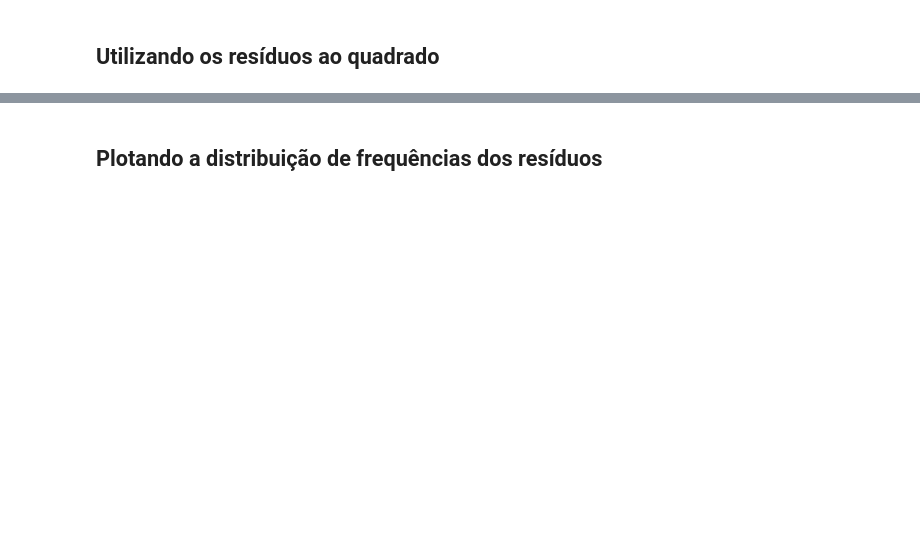
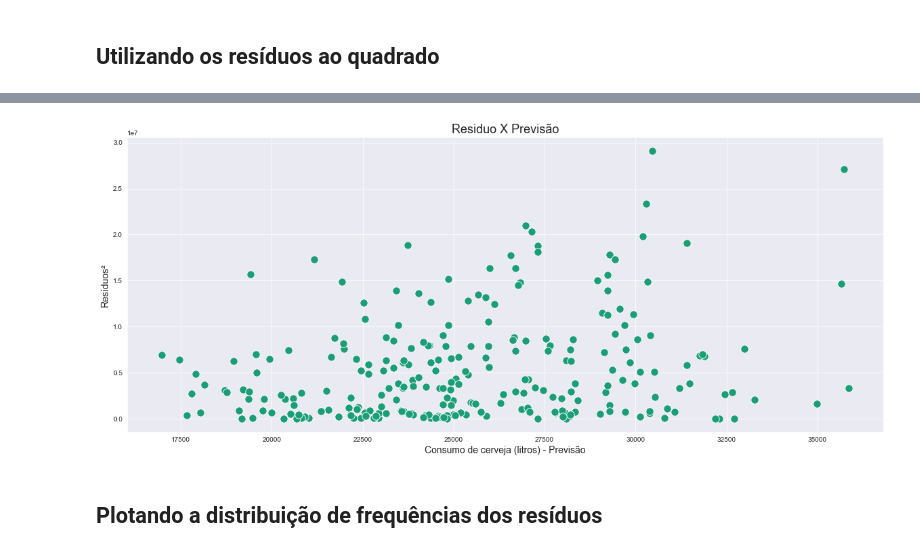
Before and after one commit to King-Bowie/analise_consumo_cerveja, a Jupyter notebook: analise_consumo.ipynb, the cells around one changed output, grey strips where cells are left out. Cells and saved outputs as stored; diff of their text form; code cells hidden in the pictures; blank space fills up the shorter version.

```diff
--- a/analise_consumo.ipynb
+++ b/analise_consumo.ipynb
@@ -447,5 +581,14 @@ Método informal de verificação da hipótese de variância constante dos resí
 # %% [markdown]
 <img width='800px' src='Dados/img/var_u.jpg'>
 Fonte: Econometria Básica - 5ª edição - Gujarati e Porter
+# %%
+ax = sns.scatterplot(x=y_previsto_train, y=residuo**2, s=130)
+ax.figure.set_size_inches(20,8)
+ax.set_title('Residuo X Previsão', fontsize=18)
+ax.set_xlabel('Consumo de cerveja (litros) - Previsão', fontsize=14)
+ax.set_ylabel('Resíduos²', fontsize=14)
+plt.show()
+# %% [output]
+[figure, added]
 # %% [markdown]
 ## Plotando a distribuição de frequências dos resíduos
```
Also changed, not shown: parts of 53 cells of this notebook.
